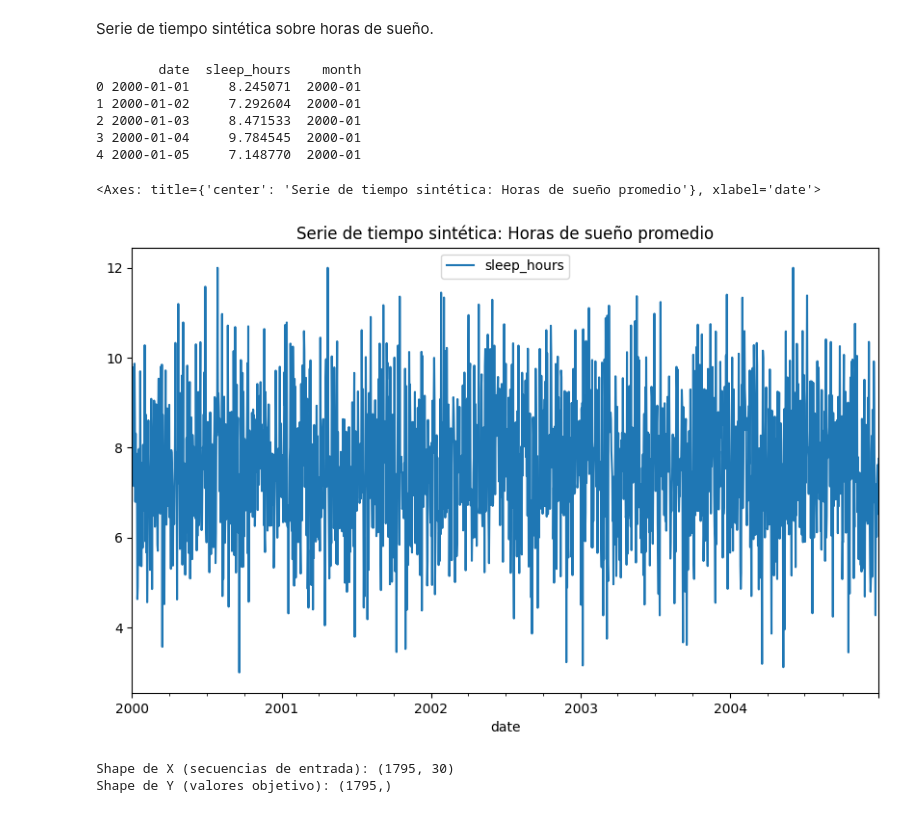
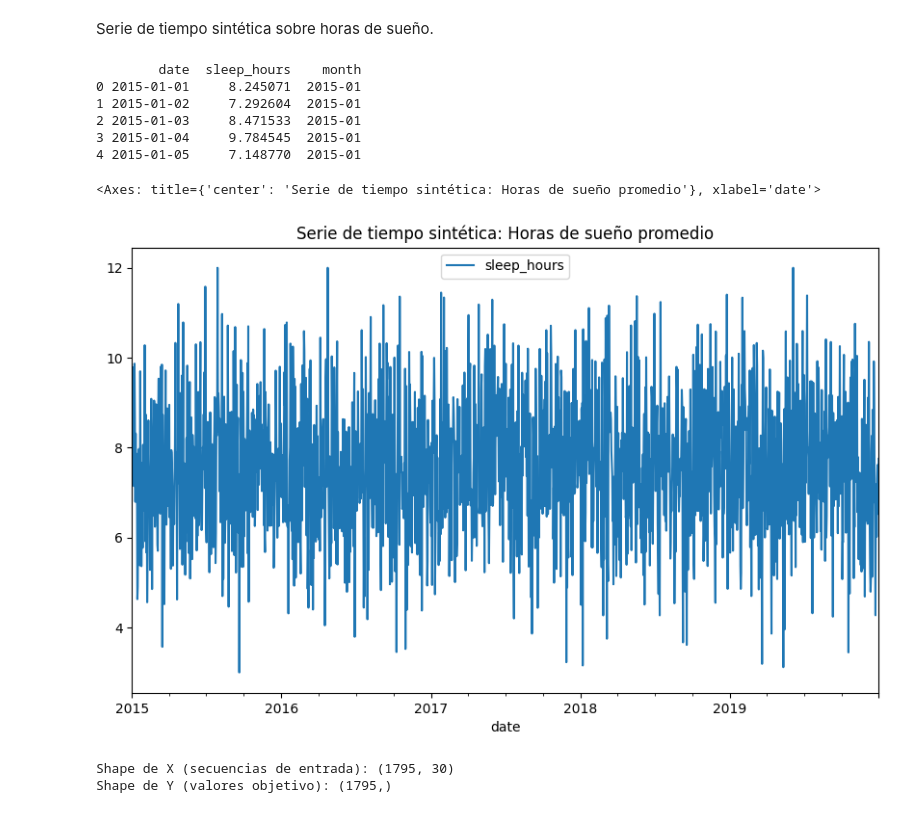
Before and after one commit to gabrielam-projects/Deep-Learning-exercises, a Jupyter notebook: Transformers_NN/TS_synthetic.ipynb, the cells around one changed output. Drawn from its saved outputs; the diff is of its cells as text; code cells hidden in the pictures.

```diff
--- a/Transformers_NN/TS_synthetic.ipynb
+++ b/Transformers_NN/TS_synthetic.ipynb
@@ -17,37 +17,37 @@ Serie de tiempo sintética sobre horas de sueño.
 # %%
 # Parámetros para la simulación
 np.random.seed(42)  # Fijar semilla para reproducibilidad
 n_years = 5
 days_per_year = 365
 total_days = n_years * days_per_year
 
 # Valores de la serie (en horas de sueño promedio diarias)
 mean_sleep = 7.5  # Promedio de horas de sueño
 std_sleep = 1.5   # Desviación estándar
 
 # Generar datos con distribución normal
 sleep_data = np.clip(
     np.random.normal(loc=mean_sleep, scale=std_sleep, size=total_days),
     a_min=3, a_max=12  # Limitar a rango [3, 12]
 )
+
+# Crear un DataFrame con fechas y la serie de tiempo
+date_range = pd.date_range(start="2015-01-01", periods=total_days, freq="D")
+synthetic_sleep_data = pd.DataFrame({"date": date_range, "sleep_hours": sleep_data})
+
+synthetic_sleep_data["month"] = synthetic_sleep_data["date"].dt.to_period("M")
+
+# Visualización inicial
+print(synthetic_sleep_data.head())
+synthetic_sleep_data.plot(x="date", y="sleep_hours", title="Serie de tiempo sintética: Horas de sueño promedio", figsize=(10, 6))
+# %% [output]
+        date  sleep_hours    month
+0 2015-01-01     8.245071  2015-01
+1 2015-01-02     7.292604  2015-01
+2 2015-01-03     8.471533  2015-01
+3 2015-01-04     9.784545  2015-01
+4 2015-01-05     7.148770  2015-01
+<Axes: title={'center': 'Serie de tiempo sintética: Horas de sueño promedio'}, xlabel='date'>
+[figure, added]
-# %%
-# Crear un DataFrame con fechas y la serie de tiempo
-date_range = pd.date_range(start="2000-01-01", periods=total_days, freq="D")
-synthetic_data = pd.DataFrame({"date": date_range, "sleep_hours": sleep_data})
-
-synthetic_data["month"] = synthetic_data["date"].dt.to_period("M")
-
-# Visualización inicial
-print(synthetic_data.head())
-synthetic_data.plot(x="date", y="sleep_hours", title="Serie de tiempo sintética: Horas de sueño promedio", figsize=(10, 6))
-# %% [output]
-        date  sleep_hours    month
-0 2000-01-01     8.245071  2000-01
-1 2000-01-02     7.292604  2000-01
-2 2000-01-03     8.471533  2000-01
-3 2000-01-04     9.784545  2000-01
-4 2000-01-05     7.148770  2000-01
-<Axes: title={'center': 'Serie de tiempo sintética: Horas de sueño promedio'}, xlabel='date'>
-[figure, removed]
 # %%
 # Configurar el índice de fechas
```
Also changed, not shown: parts of 22 cells of this notebook.
